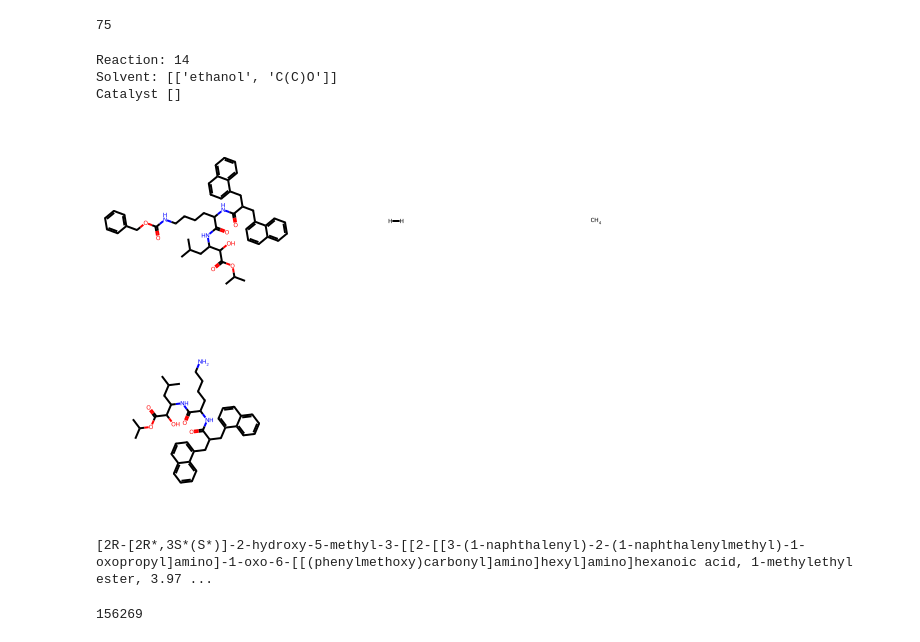
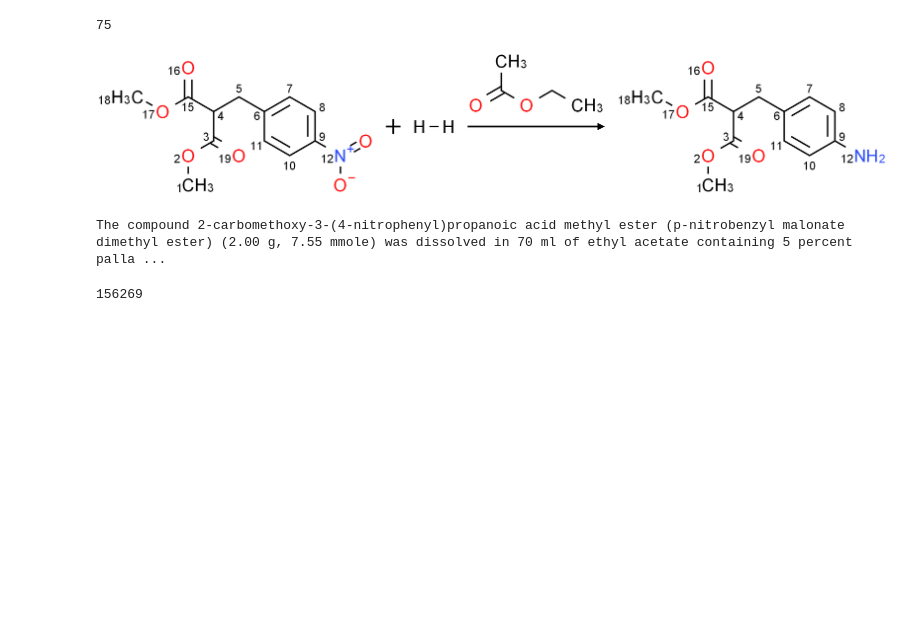
Before and after one commit to alkorolyov/selvita, a Jupyter notebook: 03_pd_catalyst.ipynb, the cells around one changed output. Cells and saved outputs as stored; diff of their text form; code cells hidden in the pictures; blank space fills up the shorter version.

Commit message:
indigo toolkit. - new draw reaction - rxn substructure search

```diff
--- a/03_pd_catalyst.ipynb
+++ b/03_pd_catalyst.ipynb
@@ -90,11 +96,8 @@ pd_mistakes.sum()
 # %% [output]
 75
 # %%
-draw_reaction_rand(all_reactions[pd_mistakes & ~pd_cat], notes_text='dium')
+draw_reaction(all_reactions[pd_mistakes & ~pd_cat].sample(), notes_text='dium')
 # %% [output]
+[figure, new version]
-Reaction: 14
-Solvent: [['ethanol', 'C(C)O']]
-Catalyst []
+The compound 2-carbomethoxy-3-(4-nitrophenyl)propanoic acid methyl ester (p-nitrobenzyl malonate dimethyl ester) (2.00 g, 7.55 mmole) was dissolved in 70 ml of ethyl acetate containing 5 percent palla ...
-[figure, old version]
-[2R-[2R*,3S*(S*)]-2-hydroxy-5-methyl-3-[[2-[[3-(1-naphthalenyl)-2-(1-naphthalenylmethyl)-1-oxopropyl]amino]-1-oxo-6-[[(phenylmethoxy)carbonyl]amino]hexyl]amino]hexanoic acid, 1-methylethyl ester, 3.97 ...
 # %%
```
Also changed, not shown: parts of 6 cells of this notebook, 3 other files.
